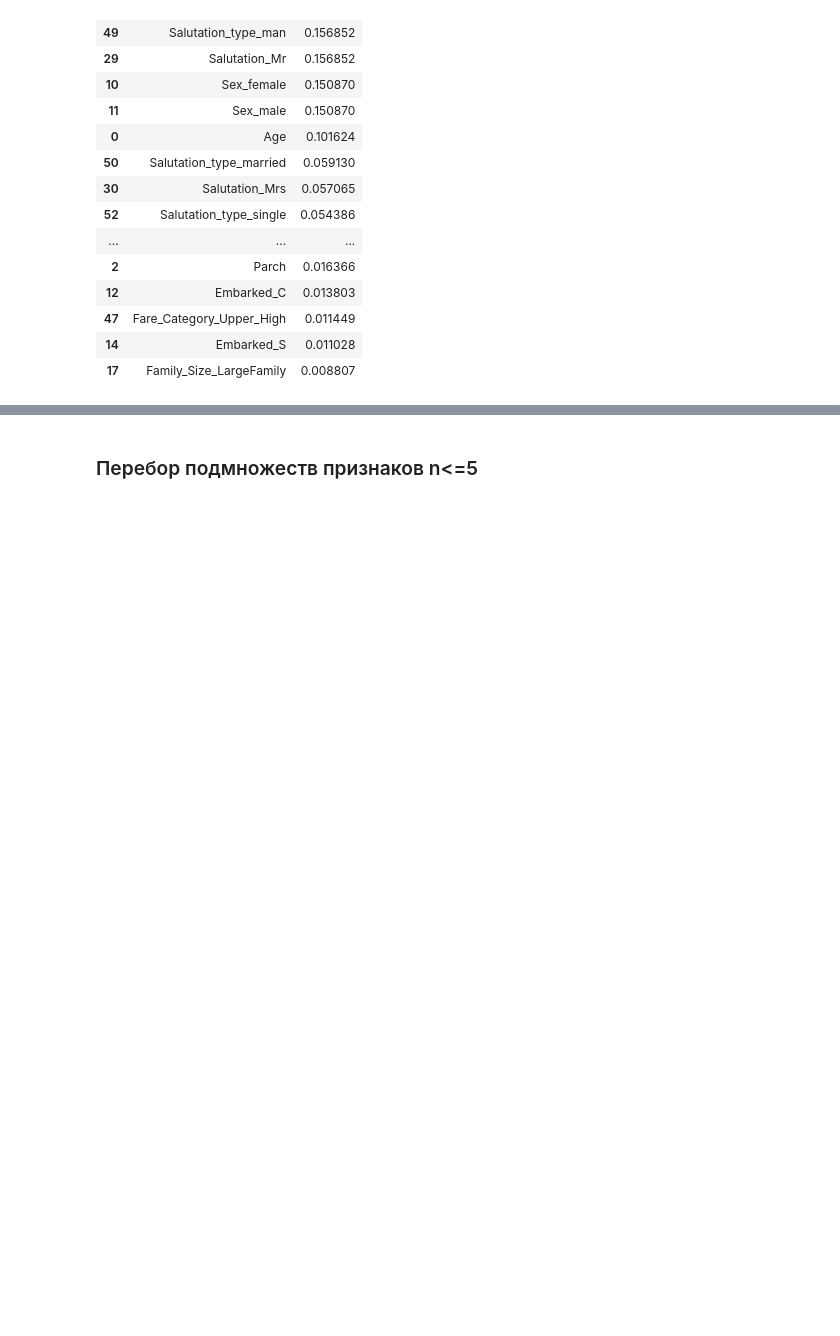
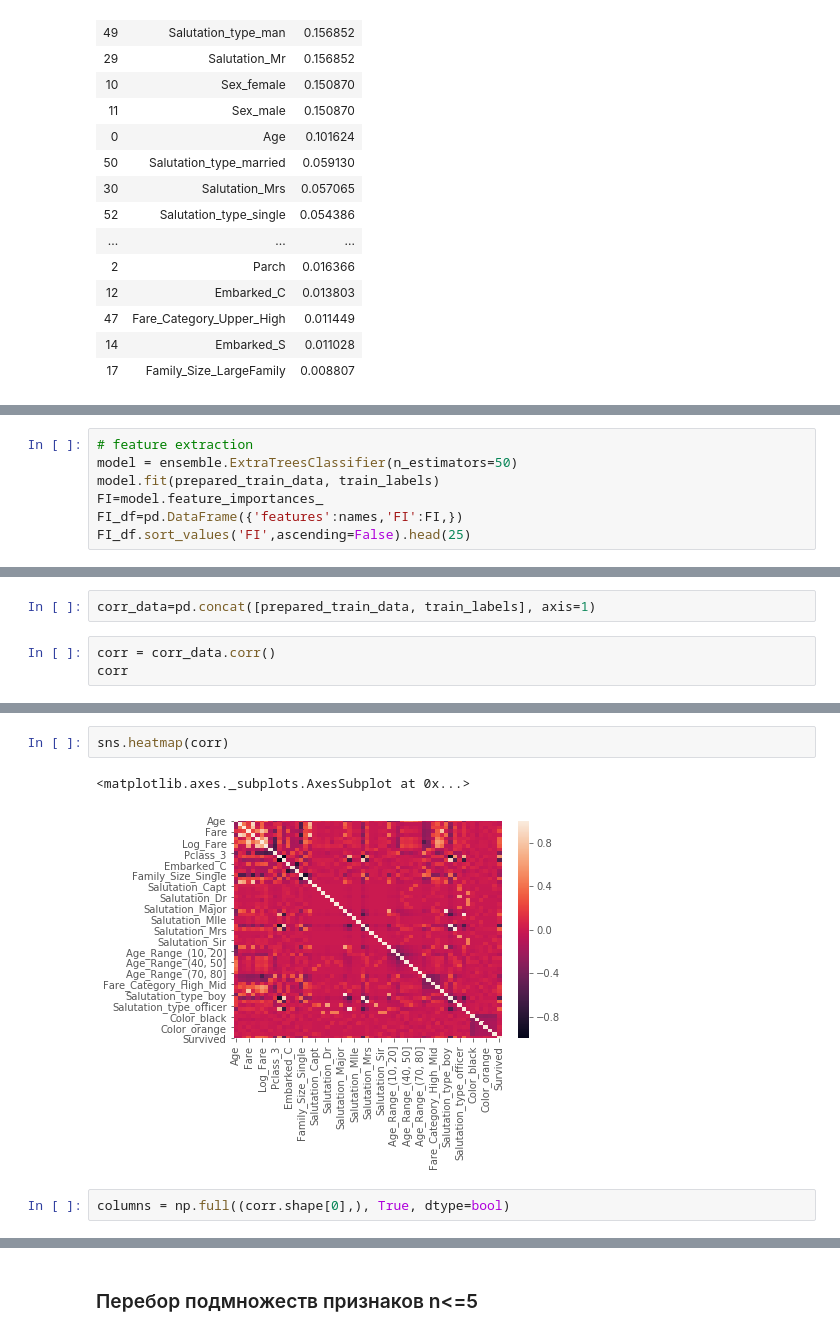
Before and after one commit to Guric/public_repo1, a Jupyter notebook: titanic_15.ipynb, the cells around one changed output, grey strips where cells are left out. Cells and saved outputs as stored; diff of their text form; blank space fills up the shorter version.

```diff
--- a/titanic_15.ipynb
+++ b/titanic_15.ipynb
@@ -371,0 +372,7 @@ array([0.69314718])
+# %%
+# feature extraction
+model = ensemble.ExtraTreesClassifier(n_estimators=50)
+model.fit(prepared_train_data, train_labels)
+FI=model.feature_importances_
+FI_df=pd.DataFrame({'features':names,'FI':FI,})
+FI_df.sort_values('FI',ascending=False).head(25)
@@ -371,0 +399,5 @@ array([0.69314718])
+# %%
+corr_data=pd.concat([prepared_train_data, train_labels], axis=1)
+# %%
+corr = corr_data.corr()
+corr
@@ -371,0 +438,7 @@ array([0.69314718])
+# %%
+sns.heatmap(corr)
+# %% [output]
+<matplotlib.axes._subplots.AxesSubplot at 0x...>
+[figure, added]
+# %%
+columns = np.full((corr.shape[0],), True, dtype=bool)
```
Also changed, not shown: parts of 15 cells of this notebook.
